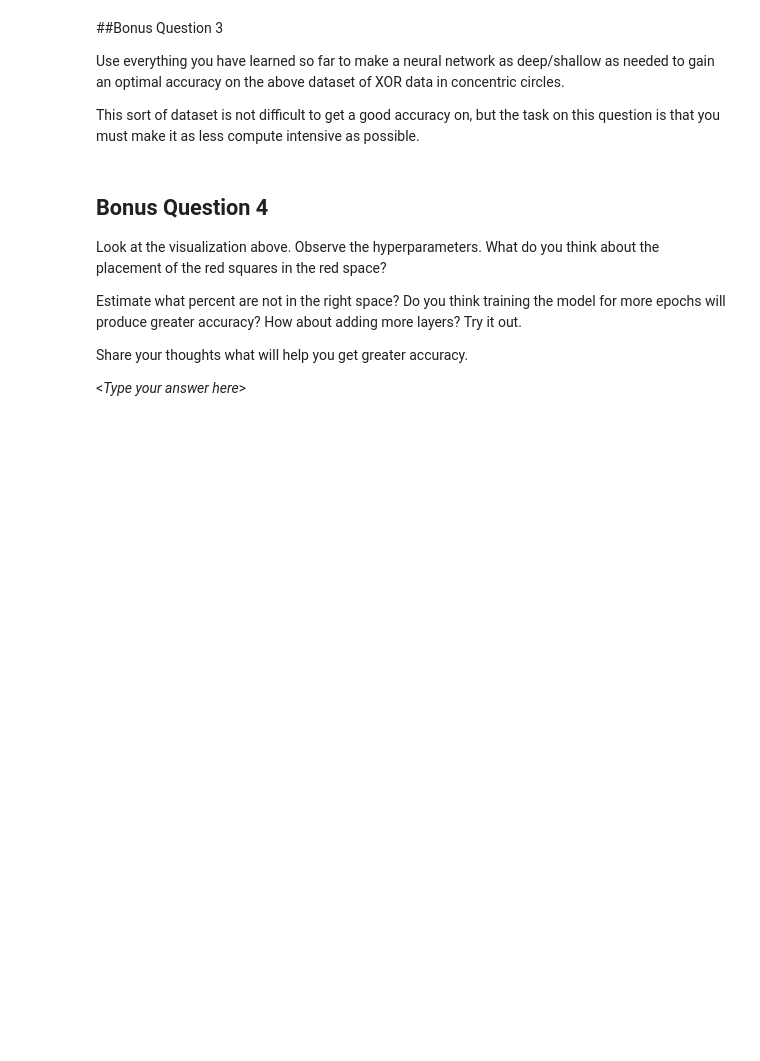
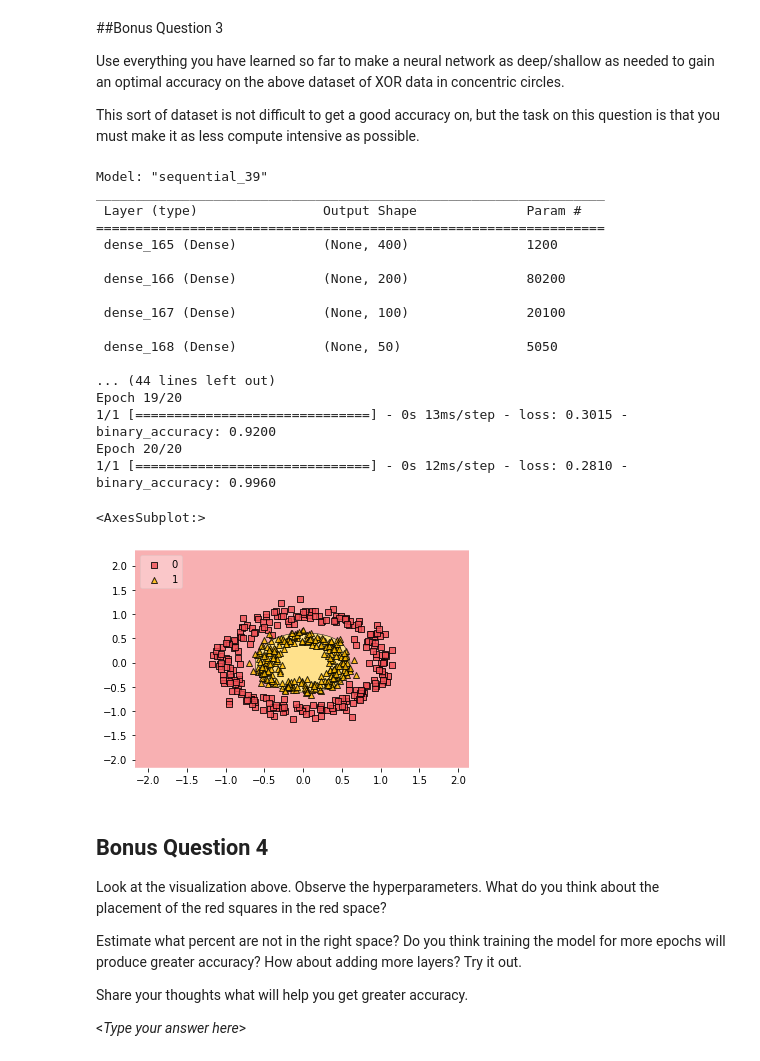
Before and after one commit to AK-Kang/FutureMakers2022, a Jupyter notebook: Day_3/Day_3_Intro_to_Deep_Learning_AK.ipynb, the cells around one changed output. Drawn from its saved outputs; the diff is of its cells as text; code cells hidden in the pictures; blank space fills up the shorter version.

```diff
--- a/Day_3/Day_3_Intro_to_Deep_Learning_AK.ipynb
+++ b/Day_3/Day_3_Intro_to_Deep_Learning_AK.ipynb
@@ -718,3 +762,46 @@ This sort of dataset is not difficult to get a good accuracy on, but the task on
+# %%
+""" Create a neural network workflow similar to the one used above
+    You may use plot_decision_regions() to visualize the decision boundaries """
+""" Create a neural network workflow similar to the one used above
+    You may use plot_decision_regions() to visualize the decision boundaries """
+
+model = tf.keras.models.Sequential()
+model.add(tf.keras.Input(shape=(2)))
+model.add(tf.keras.layers.Dense(400, activation='relu'))
+model.add(tf.keras.layers.Dense(200, activation='relu'))
+model.add(tf.keras.layers.Dense(100, activation='relu'))
+model.add(tf.keras.layers.Dense(50, activation='relu'))
+model.add(tf.keras.layers.Dense(1, activation='sigmoid'))
+model.summary()
+
+model.compile(
+    optimizer=tf.keras.optimizers.RMSprop(),
+    loss=tf.keras.losses.BinaryCrossentropy(),
+    metrics=[tf.keras.metrics.BinaryAccuracy()],
+)
+print(data.shape)
+model.fit(data, target, epochs = 20, batch_size=data.shape[0])
+plot_decision_regions(data, target.reshape(-1), clf=model, legend=2, colors = '#F15156,#FFBD00')
+# %% [output]
+Model: "sequential_39"
+_________________________________________________________________
+ Layer (type)                Output Shape              Param #
+=================================================================
+ dense_165 (Dense)           (None, 400)               1200
+
+ dense_166 (Dense)           (None, 200)               80200
+
+ dense_167 (Dense)           (None, 100)               20100
+
+ dense_168 (Dense)           (None, 50)                5050
+
+... (44 lines left out)
+Epoch 19/20
+1/1 [==============================] - 0s 13ms/step - loss: 0.3015 - binary_accuracy: 0.9200
+Epoch 20/20
+1/1 [==============================] - 0s 12ms/step - loss: 0.2810 - binary_accuracy: 0.9960
+<AxesSubplot:>
+[figure, added]
 # %% [markdown]
 ## Bonus Question 4
 
```
Also changed, not shown: parts of 22 cells of this notebook.
